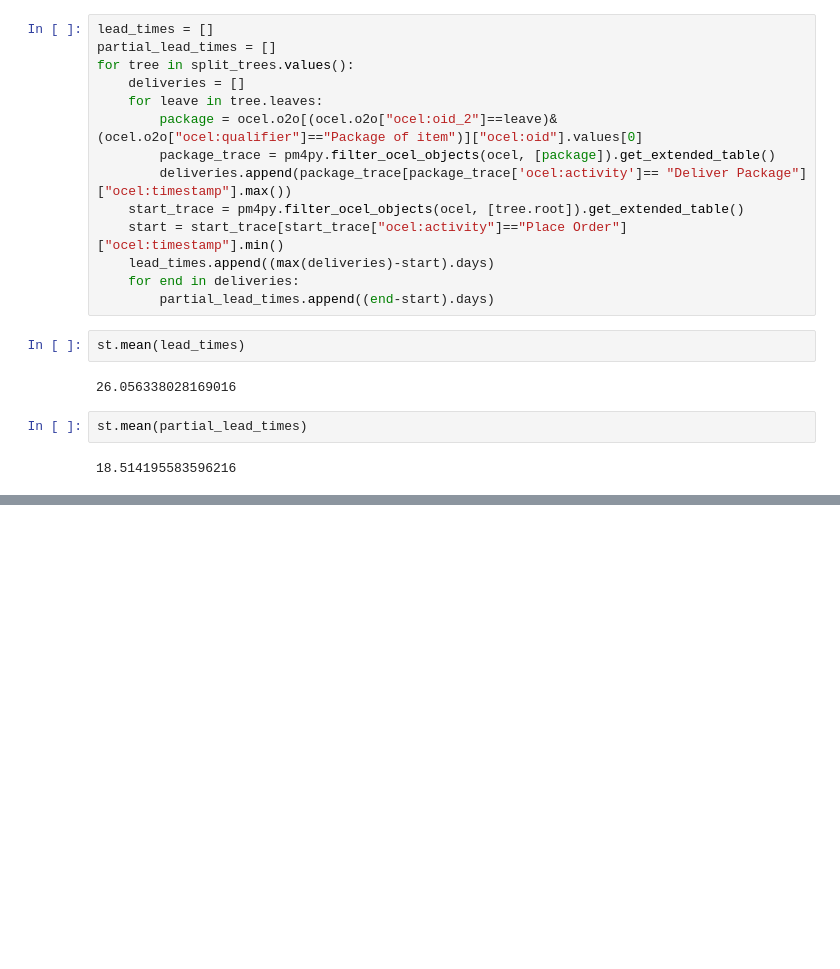
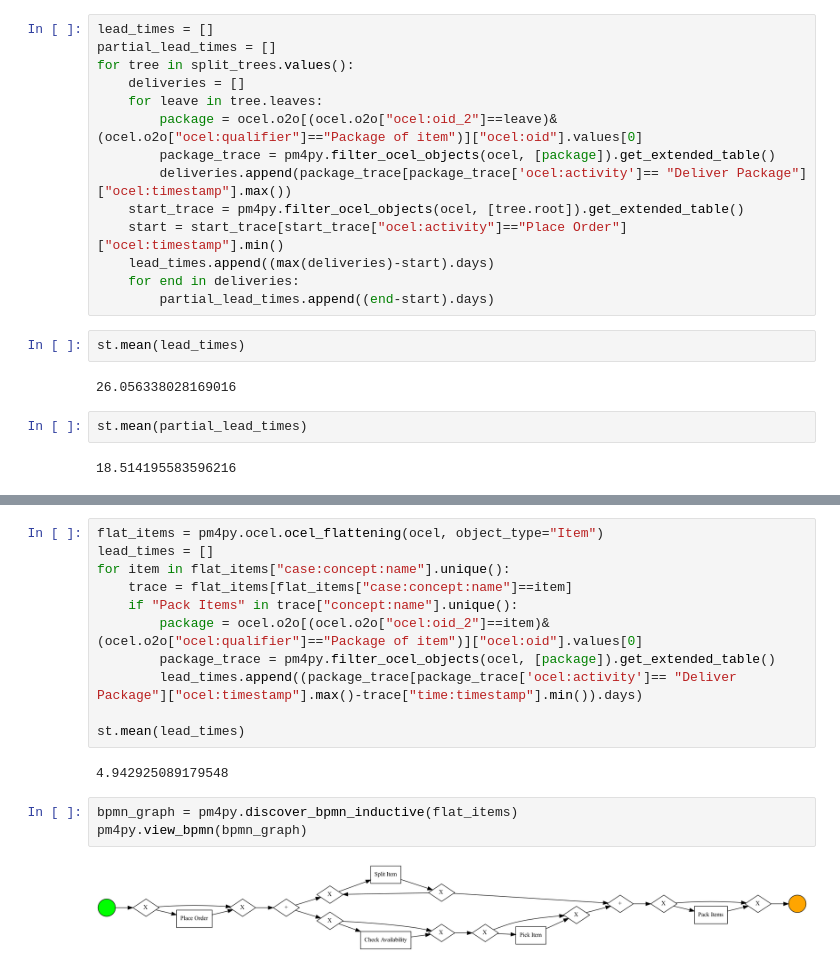
Before and after one commit to MHarmsKlu/SimulationSplittedDeliveries, a Jupyter notebook: simulation/ocpm_analysis.ipynb, the cells around one changed output, grey strips where cells are left out. Cells and saved outputs as stored; diff of their text form; blank space fills up the shorter version.

```diff
--- a/simulation/ocpm_analysis.ipynb
+++ b/simulation/ocpm_analysis.ipynb
@@ -142,0 +173,18 @@ st.mean(partial_lead_times)
+# %%
+flat_items = pm4py.ocel.ocel_flattening(ocel, object_type="Item")
+lead_times = []
+for item in flat_items["case:concept:name"].unique():
+    trace = flat_items[flat_items["case:concept:name"]==item]
+    if "Pack Items" in trace["concept:name"].unique():
+        package = ocel.o2o[(ocel.o2o["ocel:oid_2"]==item)& (ocel.o2o["ocel:qualifier"]=="Package of item")]["ocel:oid"].values[0]
+        package_trace = pm4py.filter_ocel_objects(ocel, [package]).get_extended_table()
+        lead_times.append((package_trace[package_trace['ocel:activity']== "Deliver Package"]["ocel:timestamp"].max()-trace["time:timestamp"].min()).days)
+
+st.mean(lead_times)
+# %% [output]
+4.942925089179548
+# %%
+bpmn_graph = pm4py.discover_bpmn_inductive(flat_items)
+pm4py.view_bpmn(bpmn_graph)
+# %% [output]
+[figure, added]
```
Also changed, not shown: parts of 6 cells of this notebook, 2 other files.
